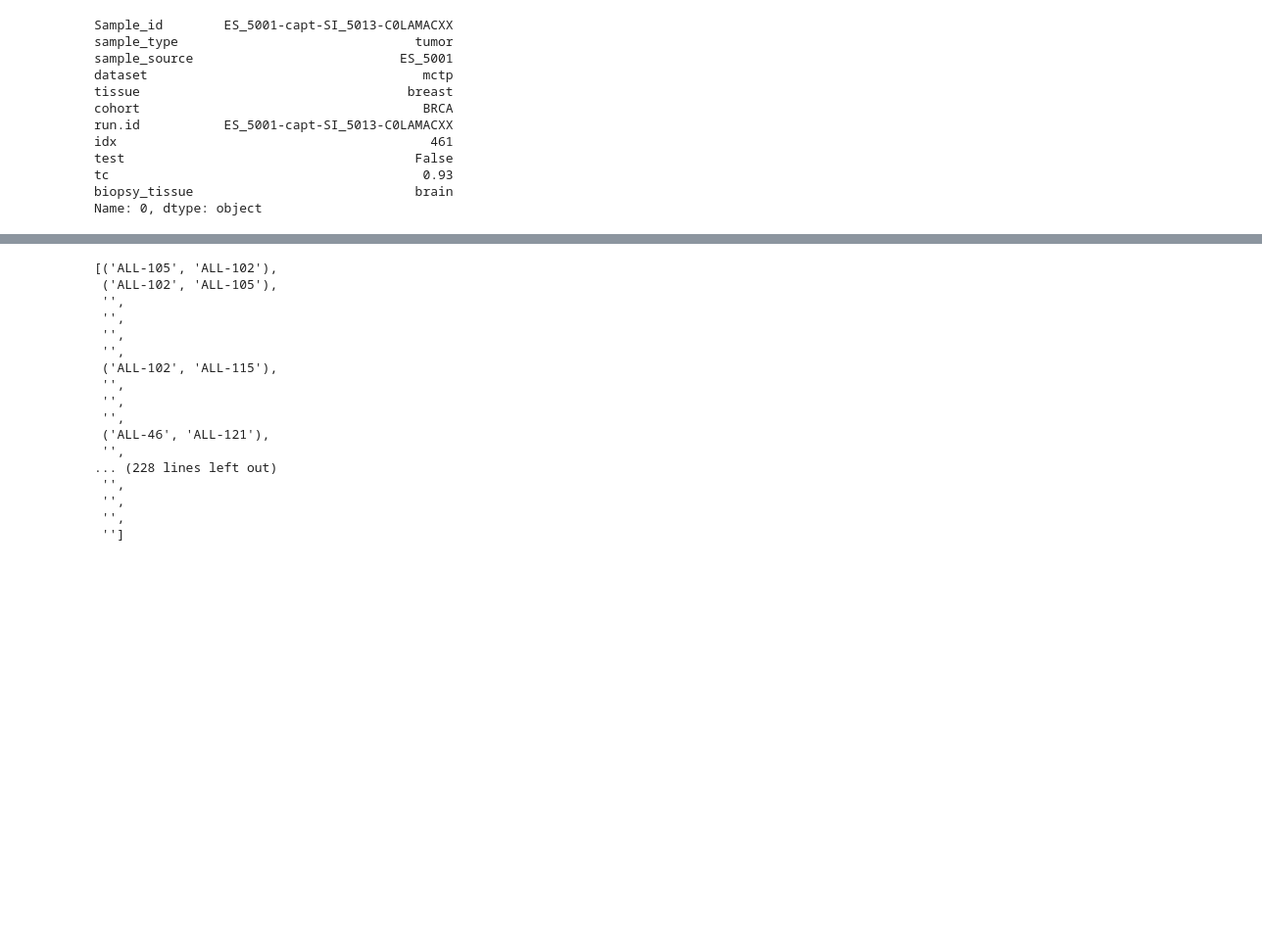
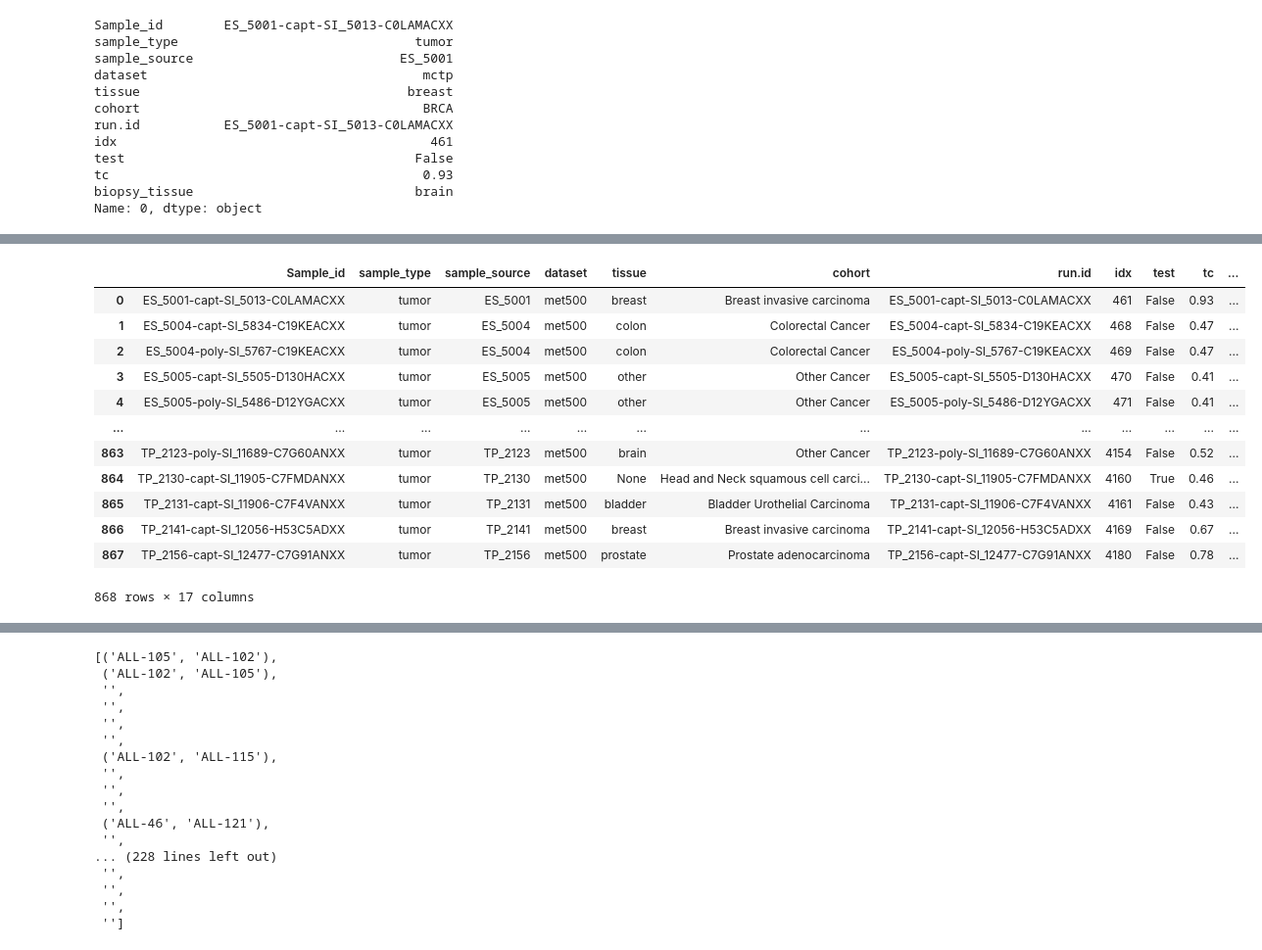
Before and after one commit to broadinstitute/celligner2, a Jupyter notebook: RNA_loading_human.ipynb, the cells around one changed output, grey strips where cells are left out. Shown at 98% size. Drawn from its saved outputs; the diff is of its cells as text; code cells hidden in the pictures; blank space fills up the shorter version.

```diff
--- a/RNA_loading_human.ipynb
+++ b/RNA_loading_human.ipynb
@@ -416,5 +526,3 @@ tcga_dict = {
 }
 # %%
 met500_meta = met500_meta.replace({"cohort": tcga_dict})
-# %%
-met500_meta = met500_meta.rename(columns={**rename, **{'subtype': "disease_type"}}).set_index('sample_id', drop=True)[rename.values()]
@@ -426,3 +546,19 @@ met500_meta['reference']= "hg38"
 met500_meta['ends']="paired end"
 met500_meta['metastatic/primary'] = "metastatic"
 met500_meta['dataset'] = "met500"
+# %%
+met500_meta
+# %% [output]
+|  | Sample_id | sample_type | sample_source | dataset | tissue | cohort | run.id | idx | test | tc | ... |
+| 0 | ES_5001-capt-SI_5013-C0LAMACXX | tumor | ES_5001 | met500 | breast | Breast invasive carcinoma | ES_5001-capt-SI_5013-C0LAMACXX | 461 | False | 0.93 | ... |
+| 1 | ES_5004-capt-SI_5834-C19KEACXX | tumor | ES_5004 | met500 | colon | Colorectal Cancer | ES_5004-capt-SI_5834-C19KEACXX | 468 | False | 0.47 | ... |
+| 2 | ES_5004-poly-SI_5767-C19KEACXX | tumor | ES_5004 | met500 | colon | Colorectal Cancer | ES_5004-poly-SI_5767-C19KEACXX | 469 | False | 0.47 | ... |
+| 3 | ES_5005-capt-SI_5505-D130HACXX | tumor | ES_5005 | met500 | other | Other Cancer | ES_5005-capt-SI_5505-D130HACXX | 470 | False | 0.41 | ... |
+| 4 | ES_5005-poly-SI_5486-D12YGACXX | tumor | ES_5005 | met500 | other | Other Cancer | ES_5005-poly-SI_5486-D12YGACXX | 471 | False | 0.41 | ... |
+| ... | ... | ... | ... | ... | ... | ... | ... | ... | ... | ... | ... |
+| 863 | TP_2123-poly-SI_11689-C7G60ANXX | tumor | TP_2123 | met500 | brain | Other Cancer | TP_2123-poly-SI_11689-C7G60ANXX | 4154 | False | 0.52 | ... |
+| 864 | TP_2130-capt-SI_11905-C7FMDANXX | tumor | TP_2130 | met500 | None | Head and Neck squamous cell carci... | TP_2130-capt-SI_11905-C7FMDANXX | 4160 | True | 0.46 | ... |
+| 865 | TP_2131-capt-SI_11906-C7F4VANXX | tumor | TP_2131 | met500 | bladder | Bladder Urothelial Carcinoma | TP_2131-capt-SI_11906-C7F4VANXX | 4161 | False | 0.43 | ... |
+| 866 | TP_2141-capt-SI_12056-H53C5ADXX | tumor | TP_2141 | met500 | breast | Breast invasive carcinoma | TP_2141-capt-SI_12056-H53C5ADXX | 4169 | False | 0.67 | ... |
+| 867 | TP_2156-capt-SI_12477-C7G91ANXX | tumor | TP_2156 | met500 | prostate | Prostate adenocarcinoma | TP_2156-capt-SI_12477-C7G91ANXX | 4180 | False | 0.78 | ... |
+868 rows × 17 columns
```
Also changed, not shown: parts of 59 cells of this notebook, 23 other files.
